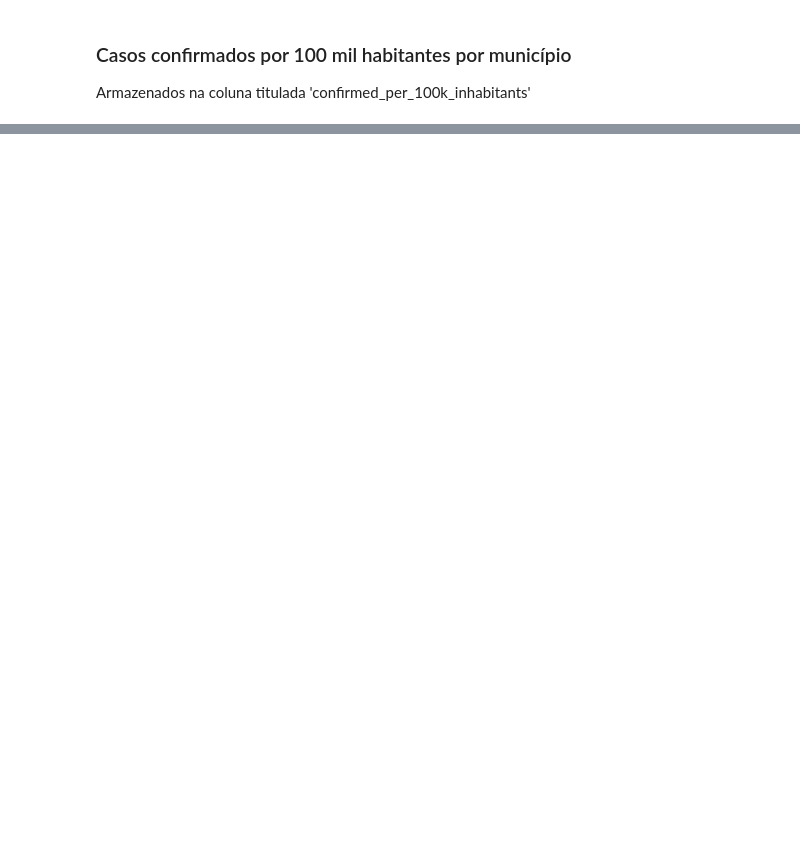
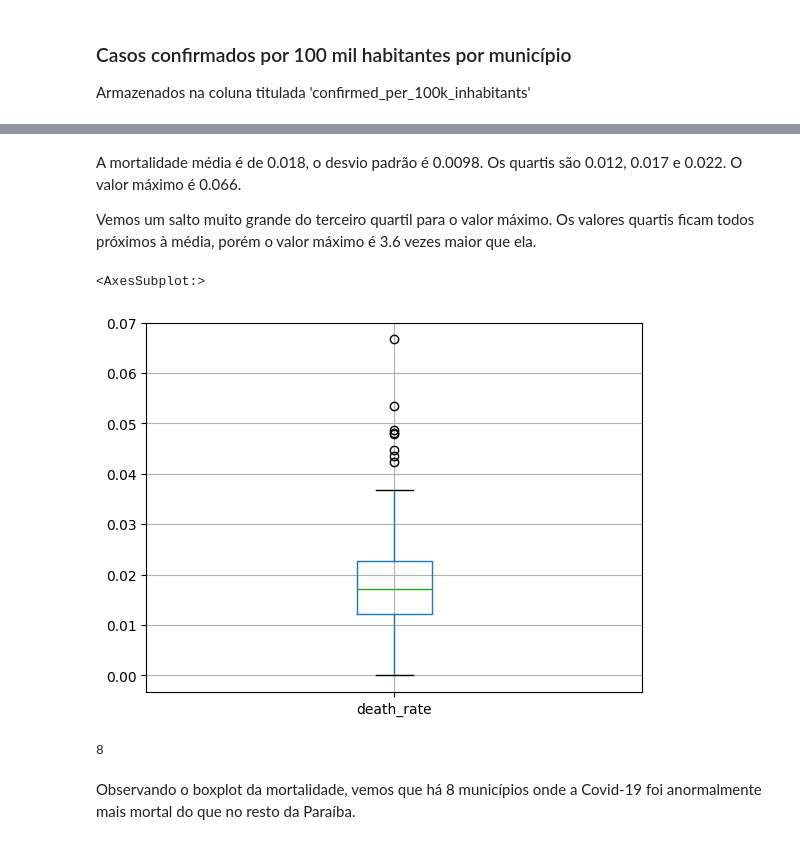
Before and after one commit to maxbarbosa/data-science-final-project, a Jupyter notebook: variables_casos.ipynb, the cells around one changed output, grey strips where cells are left out. Drawn from its saved outputs; the diff is of its cells as text; code cells hidden in the pictures; blank space fills up the shorter version.

```diff
--- a/variables_casos.ipynb
+++ b/variables_casos.ipynb
@@ -170,0 +160,15 @@ casos_df.boxplot(column = 'confirmed_per_100k_inhabitants')
+# %% [markdown]
+A mortalidade média é de 0.018, o desvio padrão é 0.0098. Os quartis são 0.012, 0.017 e 0.022. O valor máximo é 0.066.
+
+Vemos um salto muito grande do terceiro quartil para o valor máximo. Os valores quartis ficam todos próximos à média, porém o valor máximo é 3.6 vezes maior que ela.
+# %%
+casos_df.boxplot(column='death_rate')
+# %% [output]
+<AxesSubplot:>
+[figure, added]
+# %%
+casos_df[casos_df['death_rate']>0.04]['death_rate'].count()
+# %% [output]
+8
+# %% [markdown]
+Observando o boxplot da mortalidade, vemos que há 8 municípios onde a Covid-19 foi anormalmente mais mortal do que no resto da Paraíba.
```
Also changed, not shown: parts of 34 cells of this notebook.
